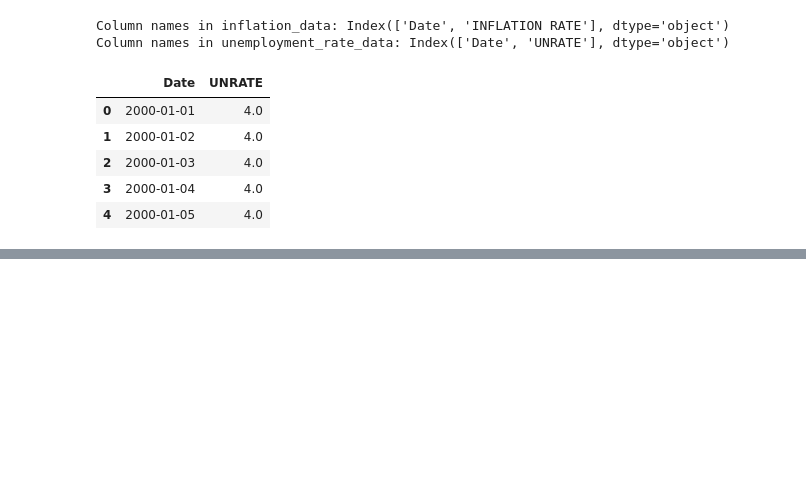
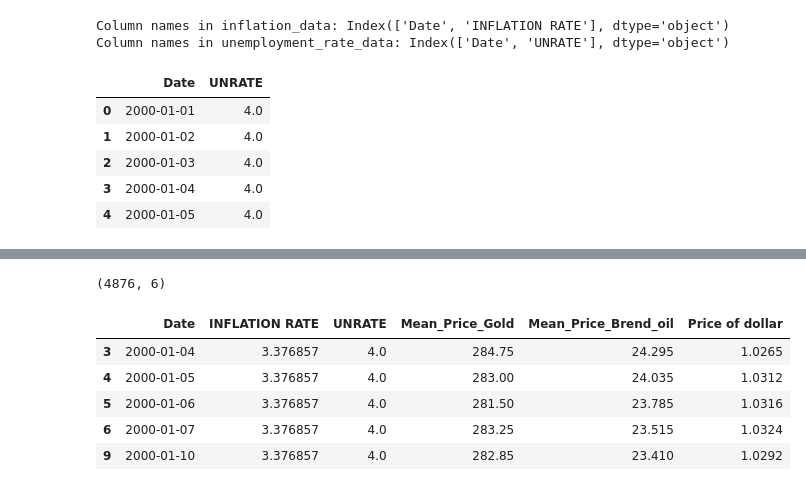
Before and after one commit to eljabriyassine/Predication-of-dollar, a Jupyter notebook: gold.ipynb, the cells around one changed output, grey strips where cells are left out. Saved outputs shown, nothing was run; the diff lists cells and outputs as text; code cells hidden in the pictures; blank space fills up the shorter version.

```diff
--- a/gold.ipynb
+++ b/gold.ipynb
@@ -465,5 +478,7 @@ Column names in unemployment_rate_data: Index(['Date', 'UNRATE'], dtype='object'
 data_merge = pd.merge(inflation_data, unemployment_rate_data ,on='Date', how='left')
 data_merge = pd.merge(data_merge, gold_data, on='Date', how='left')
 data_merge = pd.merge(data_merge, brend_oil_data, on='Date', how='left')
-print(data_merge.head(60))
+data_merge = pd.merge(data_merge, euro_usd_data, on='Date', how='left')
+
+data_merge.columns
 # %% [output]
@@ -559,0 +499,3 @@ Name: 2700, dtype: object
+# %%
+# Drop rows with NaN values from the DataFrame
+data_merge.dropna(inplace=True)
@@ -559,0 +516,13 @@ Name: 2700, dtype: object
+# %%
+data_merge.shape
+# %% [output]
+(4876, 6)
+# %%
+data_merge.head()
+# %% [output]
+|  | Date | INFLATION RATE | UNRATE | Mean_Price_Gold | Mean_Price_Brend_oil | Price of dollar |
+| 3 | 2000-01-04 | 3.376857 | 4.0 | 284.75 | 24.295 | 1.0265 |
+| 4 | 2000-01-05 | 3.376857 | 4.0 | 283.00 | 24.035 | 1.0312 |
+| 5 | 2000-01-06 | 3.376857 | 4.0 | 281.50 | 23.785 | 1.0316 |
+| 6 | 2000-01-07 | 3.376857 | 4.0 | 283.25 | 23.515 | 1.0324 |
+| 9 | 2000-01-10 | 3.376857 | 4.0 | 282.85 | 23.410 | 1.0292 |
```
Also changed, not shown: parts of 41 cells of this notebook.
